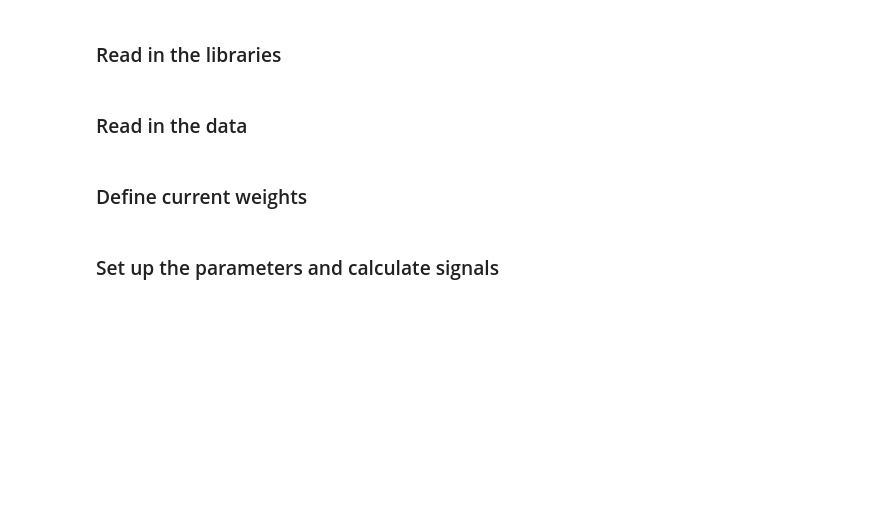
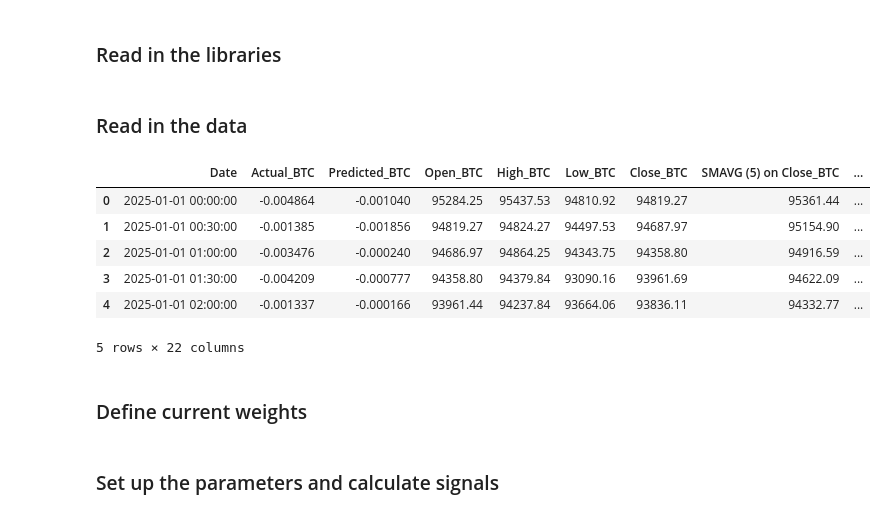
Before and after one commit to jeswid/DSE4211_Trading_Strategy, a Jupyter notebook: src/ML_Trading_Strategy_for_All_Assets.ipynb, the cells around one changed output. Drawn from its saved outputs; the diff is of its cells as text; code cells hidden in the pictures; blank space fills up the shorter version.

```diff
--- a/src/ML_Trading_Strategy_for_All_Assets.ipynb
+++ b/src/ML_Trading_Strategy_for_All_Assets.ipynb
@@ -11,0 +40,24 @@ df_combined = pd.read_csv('../data/df_combined_trading.csv')
+# %%
+spy = pd.read_excel('../data/pricing_data.xlsx', sheet_name='SPY')
+
+# Convert the 'Date' column to datetime format
+spy['Date'] = pd.to_datetime(spy['Date'])
+
+# Sort by date
+spy = spy.sort_values(by='Date')
+
+# Reset index if needed
+spy.reset_index(drop=True, inplace=True)
+
+spy = rename_columns_with_suffix(spy, "_SPY")
+# %%
+btc_returns = pd.read_csv("../data/btc_rf_predictions_rolling_returns.csv")
+
+btc_returns = btc_returns.drop(columns=['Unnamed: 0'])
+
+btc_returns["Date"] = pd.to_datetime(btc_returns["Date"])
+btc_returns = rename_columns_with_suffix(btc_returns, "_BTC")
+# %%
+spy_preds = pd.read_csv('../data/spy_rf_predictions_rolling_returns_longwindow.csv')
+spy_preds = rename_columns_with_suffix(spy_preds, "_SPY")
+spy_preds['Date'] = pd.to_datetime(spy_preds['Date'])
@@ -12,3 +71,14 @@ df_combined = pd.read_csv('../data/df_combined_trading.csv')
+# %%
+#check head
+data_final.head()
+# %% [output]
+|  | Date | Actual_BTC | Predicted_BTC | Open_BTC | High_BTC | Low_BTC | Close_BTC | SMAVG (5) on Close_BTC | ... |
+| 0 | 2025-01-01 00:00:00 | -0.004864 | -0.001040 | 95284.25 | 95437.53 | 94810.92 | 94819.27 | 95361.44 | ... |
+| 1 | 2025-01-01 00:30:00 | -0.001385 | -0.001856 | 94819.27 | 94824.27 | 94497.53 | 94687.97 | 95154.90 | ... |
+| 2 | 2025-01-01 01:00:00 | -0.003476 | -0.000240 | 94686.97 | 94864.25 | 94343.75 | 94358.80 | 94916.59 | ... |
+| 3 | 2025-01-01 01:30:00 | -0.004209 | -0.000777 | 94358.80 | 94379.84 | 93090.16 | 93961.69 | 94622.09 | ... |
+| 4 | 2025-01-01 02:00:00 | -0.001337 | -0.000166 | 93961.44 | 94237.84 | 93664.06 | 93836.11 | 94332.77 | ... |
+5 rows × 22 columns
 # %% [markdown]
 ### Define current weights
 # %%
```
Also changed, not shown: parts of 13 cells of this notebook, 4 other files.
